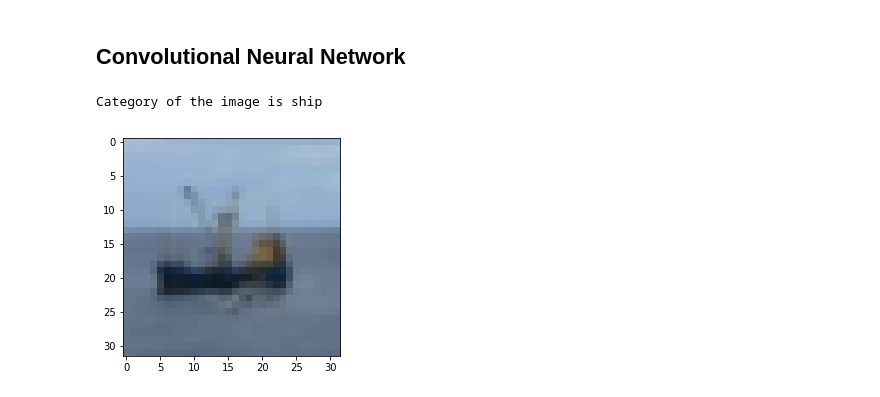
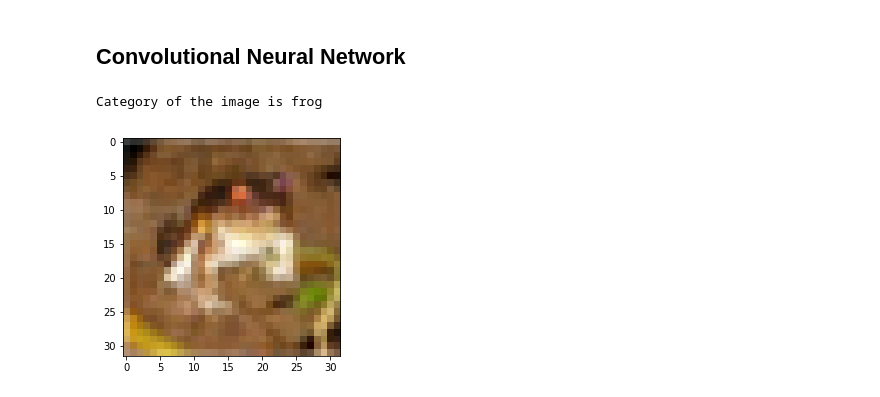
Before and after one commit to DarkGengar/100DaysOfMLCode, a Jupyter notebook: cnn.ipynb, the cells around one changed output. Cells and saved outputs as stored; diff of their text form; code cells hidden in the pictures.

```diff
--- a/cnn.ipynb
+++ b/cnn.ipynb
@@ -87,13 +94,13 @@ def relu(x):
 # %%
 prep_batch_dir = 'dataset/prep'
 batch_1 = prep_batch_dir + '/prep_batch_1.pickle'
 with open(batch_1, 'rb') as f:
     batch_1_labels, batch_1_imgs = pickle.load(f, encoding='bytes')
 
-show_img(batch_1_imgs, 554, batch_1_labels, label_names)
+show_img(batch_1_imgs, 0, batch_1_labels, label_names)
 # %% [output]
-Category of the image is ship
+Category of the image is frog
-[figure, old version]
+[figure, new version]
 # %%
 input_layer = batch_1_imgs[0]
 kernel_size = 3
```
Also changed, not shown: parts of 7 cells of this notebook.
